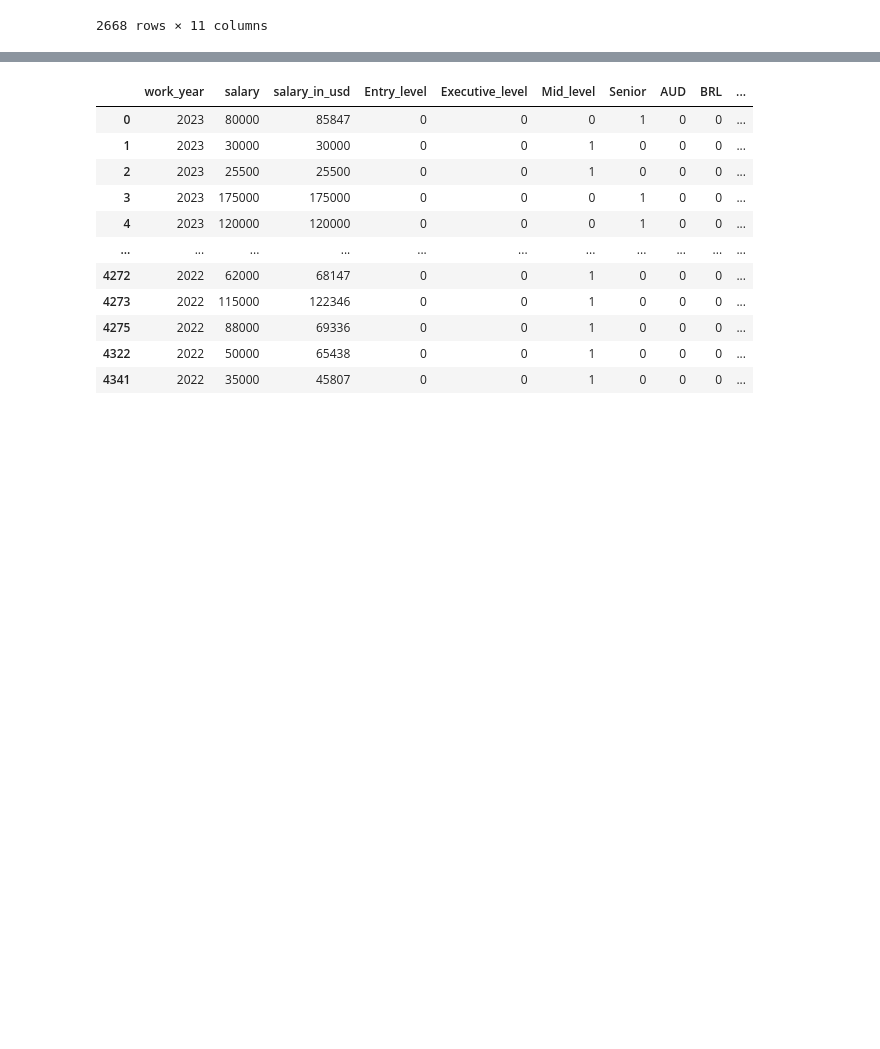
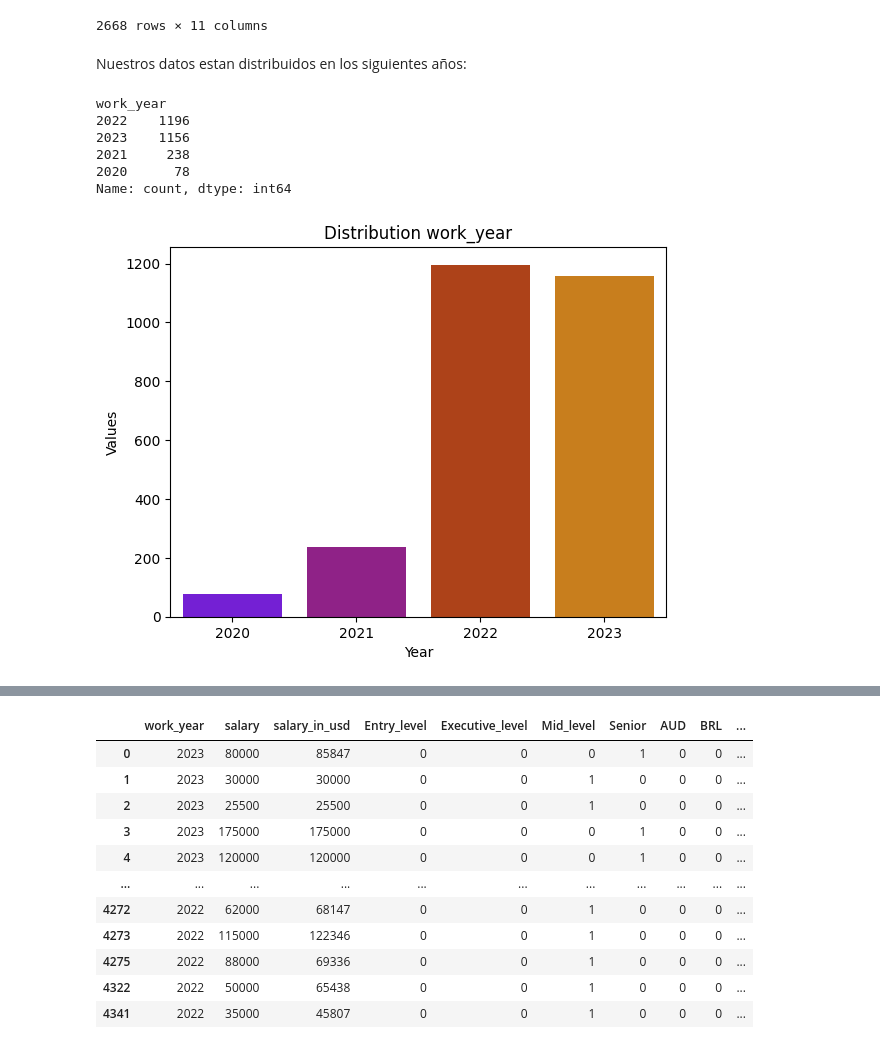
Before and after one commit to ssaaaam/datascience_salaries, a Jupyter notebook: caskagglef.ipynb, the cells around one changed output, grey strips where cells are left out. Saved outputs shown, nothing was run; the diff lists cells and outputs as text; code cells hidden in the pictures; blank space fills up the shorter version.

```diff
--- a/caskagglef.ipynb
+++ b/caskagglef.ipynb
@@ -134,3 +171,22 @@ df
 | 4322 | 2022 | Mid_level | Full_time | Data Analyst | 50000 | GBP | 65438 | ... |
 | 4341 | 2022 | Mid_level | Full_time | Data Analyst | 35000 | GBP | 45807 | ... |
 2668 rows × 11 columns
+# %% [markdown]
+Nuestros datos estan distribuidos en los siguientes años:
+# %%
+counts_year = df['work_year'].value_counts()
+print(counts_year)
+
+sns.barplot(x=counts_year.index, y=counts_year.values,palette='gnuplot')
+plt.xlabel('Year')
+plt.ylabel('Values')
+plt.title('Distribution work_year')
+plt.show()
+# %% [output]
+work_year
+2022    1196
+2023    1156
+2021     238
+2020      78
+Name: count, dtype: int64
+[figure, added]
```
Also changed, not shown: parts of 21 cells of this notebook.
